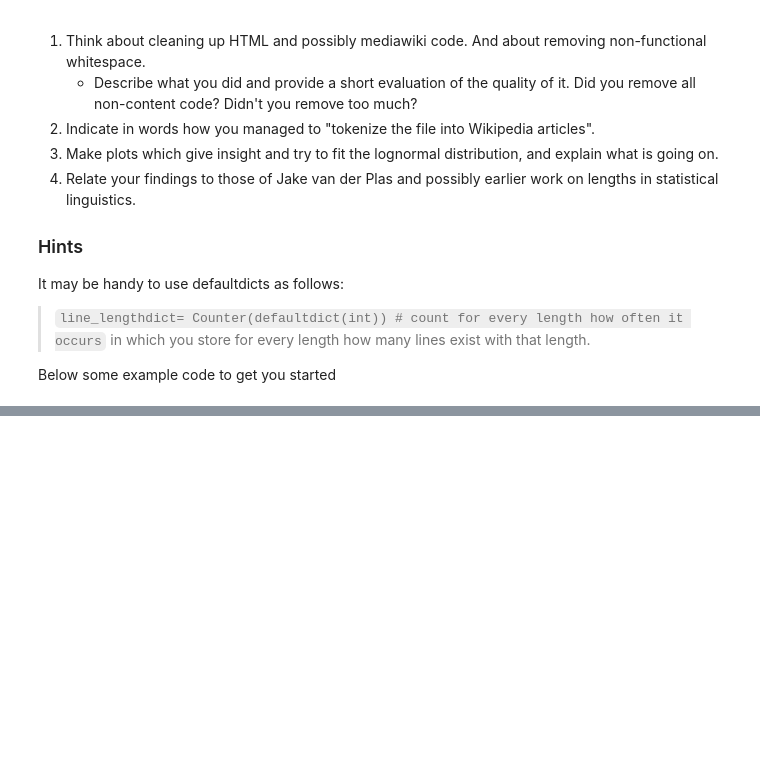
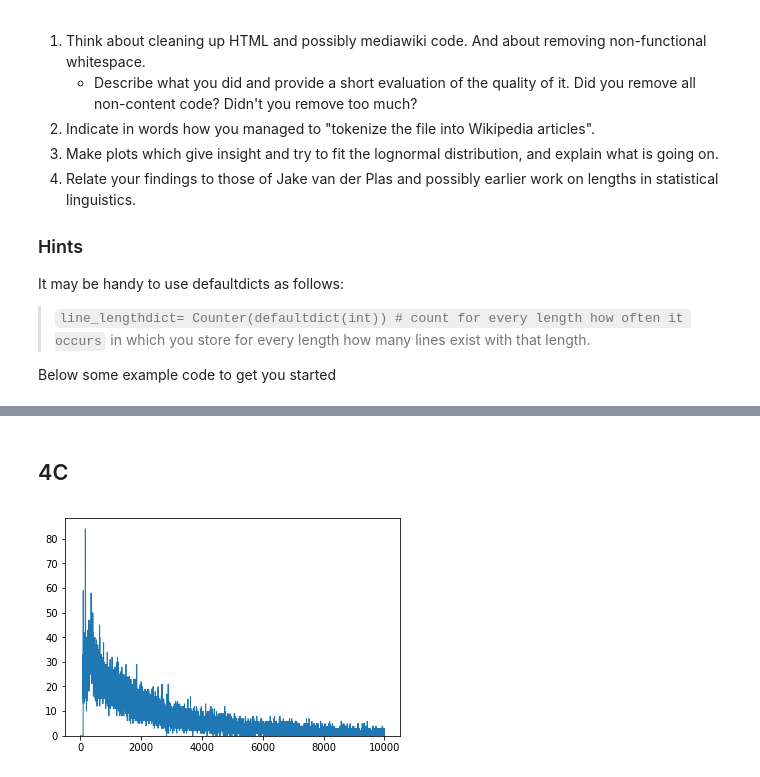
Before and after one commit to JoepStraatman/datascience, a Jupyter notebook: Log_normal_distribution_of_Wikipedia.ipynb, the cells around one changed output, grey strips where cells are left out. Saved outputs shown, nothing was run; the diff lists cells and outputs as text; code cells hidden in the pictures; blank space fills up the shorter version.

```diff
--- a/Log_normal_distribution_of_Wikipedia.ipynb
+++ b/Log_normal_distribution_of_Wikipedia.ipynb
@@ -119,0 +91,3 @@ np.array(list(mydict.keys())) *2
+# %%
+text = articles[next(iter(articles))]
+print (text)
@@ -119,0 +96,7 @@ np.array(list(mydict.keys())) *2
+# %%
+count = 0
+for x in text:
+    count += 1
+    print (x)
+    print ("--------------------------------------")
+print (count)
@@ -119,0 +225,13 @@ np.array(list(mydict.keys())) *2
+# %% [markdown]
+## 4C
+# %%
+lengtesC = []
+for x in artikellijst:
+    pagina = 0
+    for y in articles[x]:
+        pagina += len(y)
+    if pagina > 100:
+        lengtesC.append(pagina)
+plt.hist(lengtesC, bins=np.arange(10000), histtype='step', linewidth=1);
+# %% [output]
+[figure, added]
```
Also changed, not shown: parts of 31 cells of this notebook, 1 other file.
